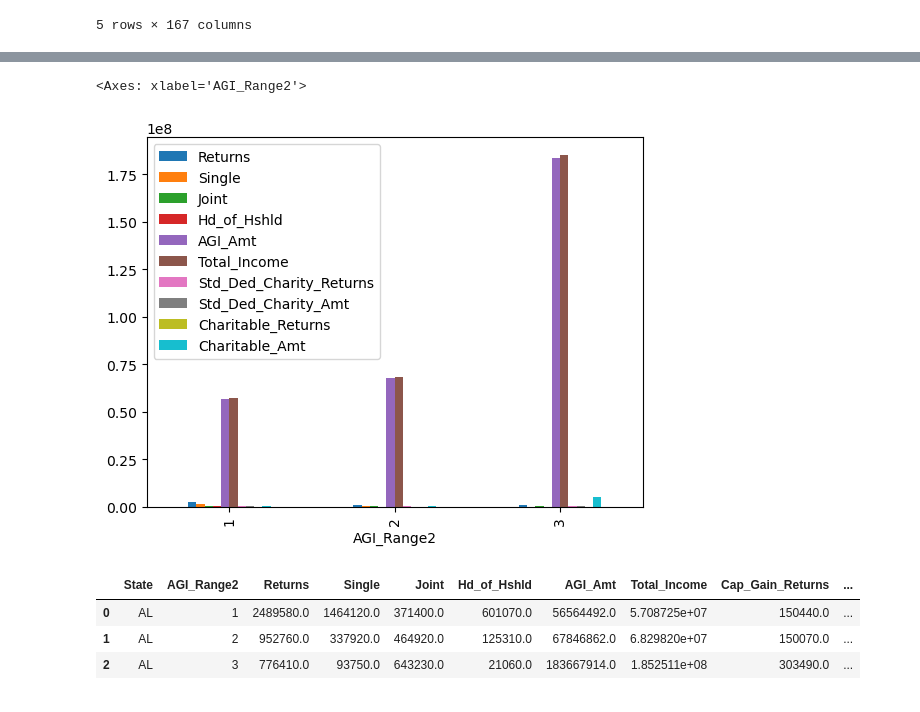
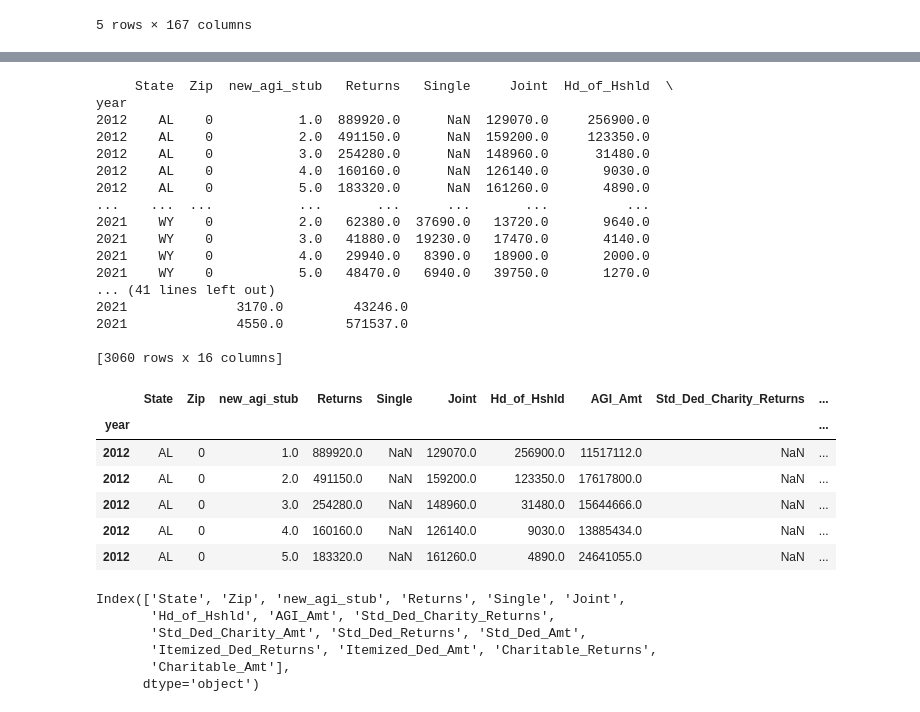
Before and after one commit to HasmigG/TaxAnalysis, a Jupyter notebook: etl_Hasmig.ipynb, the cells around one changed output, grey strips where cells are left out. Saved outputs shown, nothing was run; the diff lists cells and outputs as text; code cells hidden in the pictures.

```diff
--- a/etl_Hasmig.ipynb
+++ b/etl_Hasmig.ipynb
@@ -137,0 +88,2 @@ Index(['State', 'AGI_Range2', 'Returns', 'Single', 'Joint', 'Hd_of_Hshld',
+# %%
+renaming_df['new_agi_stub'] = renaming_df.AGI_STUB.fillna(0) + renaming_df.agi_stub.fillna(0)
@@ -138,14 +107,44 @@ Index(['State', 'AGI_Range2', 'Returns', 'Single', 'Joint', 'Hd_of_Hshld',
 # %%
-df1[['AGI_Range2', 'Returns', 'Single', 'Joint', 'Hd_of_Hshld',
-      'AGI_Amt', 'Total_Income', 'Std_Ded_Charity_Returns', 'Std_Ded_Charity_Amt',
-      'Charitable_Returns', 'Charitable_Amt']].set_index('AGI_Range2').plot.bar()
+columns_to_keep = [
+    'State', 'Zip', 'new_agi_stub', 'Returns', 'Single', 'Joint', 'Hd_of_Hshld', 'AGI_Amt',
+    'Std_Ded_Charity_Returns', 'Std_Ded_Charity_Amt', 'Std_Ded_Returns', 'Std_Ded_Amt',
+    'Itemized_Ded_Returns', 'Itemized_Ded_Amt', 'Charitable_Returns', 'Charitable_Amt'
+]
-# %% [output]
-<Axes: xlabel='AGI_Range2'>
-[figure, removed]
-# %%
-df1.head()
-# %% [output]
-|  | State | AGI_Range2 | Returns | Single | Joint | Hd_of_Hshld | AGI_Amt | Total_Income | Cap_Gain_Returns | ... |
-| 0 | AL | 1 | 2489580.0 | 1464120.0 | 371400.0 | 601070.0 | 56564492.0 | 5.708725e+07 | 150440.0 | ... |
-| 1 | AL | 2 | 952760.0 | 337920.0 | 464920.0 | 125310.0 | 67846862.0 | 6.829820e+07 | 150070.0 | ... |
-| 2 | AL | 3 | 776410.0 | 93750.0 | 643230.0 | 21060.0 | 183667914.0 | 1.852511e+08 | 303490.0 | ... |
+# %%
+filtered_df = renaming_df[columns_to_keep]
+print(filtered_df)
+filtered_df[:5]
+# %% [output]
+     State  Zip  new_agi_stub   Returns   Single     Joint  Hd_of_Hshld  \
+year
+2012    AL    0           1.0  889920.0      NaN  129070.0     256900.0
+2012    AL    0           2.0  491150.0      NaN  159200.0     123350.0
+2012    AL    0           3.0  254280.0      NaN  148960.0      31480.0
+2012    AL    0           4.0  160160.0      NaN  126140.0       9030.0
+2012    AL    0           5.0  183320.0      NaN  161260.0       4890.0
+...    ...  ...           ...       ...      ...       ...          ...
+2021    WY    0           2.0   62380.0  37690.0   13720.0       9640.0
+2021    WY    0           3.0   41880.0  19230.0   17470.0       4140.0
+2021    WY    0           4.0   29940.0   8390.0   18900.0       2000.0
+2021    WY    0           5.0   48470.0   6940.0   39750.0       1270.0
+... (41 lines left out)
+2021              3170.0         43246.0
+2021              4550.0        571537.0
+
+[3060 rows x 16 columns]
+|  | State | Zip | new_agi_stub | Returns | Single | Joint | Hd_of_Hshld | AGI_Amt | Std_Ded_Charity_Returns | ... |
+| year |  |  |  |  |  |  |  |  |  | ... |
+| 2012 | AL | 0 | 1.0 | 889920.0 | NaN | 129070.0 | 256900.0 | 11517112.0 | NaN | ... |
+| 2012 | AL | 0 | 2.0 | 491150.0 | NaN | 159200.0 | 123350.0 | 17617800.0 | NaN | ... |
+| 2012 | AL | 0 | 3.0 | 254280.0 | NaN | 148960.0 | 31480.0 | 15644666.0 | NaN | ... |
+| 2012 | AL | 0 | 4.0 | 160160.0 | NaN | 126140.0 | 9030.0 | 13885434.0 | NaN | ... |
+| 2012 | AL | 0 | 5.0 | 183320.0 | NaN | 161260.0 | 4890.0 | 24641055.0 | NaN | ... |
+# %%
+print(filtered_df.columns)
+# %% [output]
+Index(['State', 'Zip', 'new_agi_stub', 'Returns', 'Single', 'Joint',
+       'Hd_of_Hshld', 'AGI_Amt', 'Std_Ded_Charity_Returns',
+       'Std_Ded_Charity_Amt', 'Std_Ded_Returns', 'Std_Ded_Amt',
+       'Itemized_Ded_Returns', 'Itemized_Ded_Amt', 'Charitable_Returns',
+       'Charitable_Amt'],
+      dtype='object')
```
Also changed, not shown: parts of 20 cells of this notebook.
